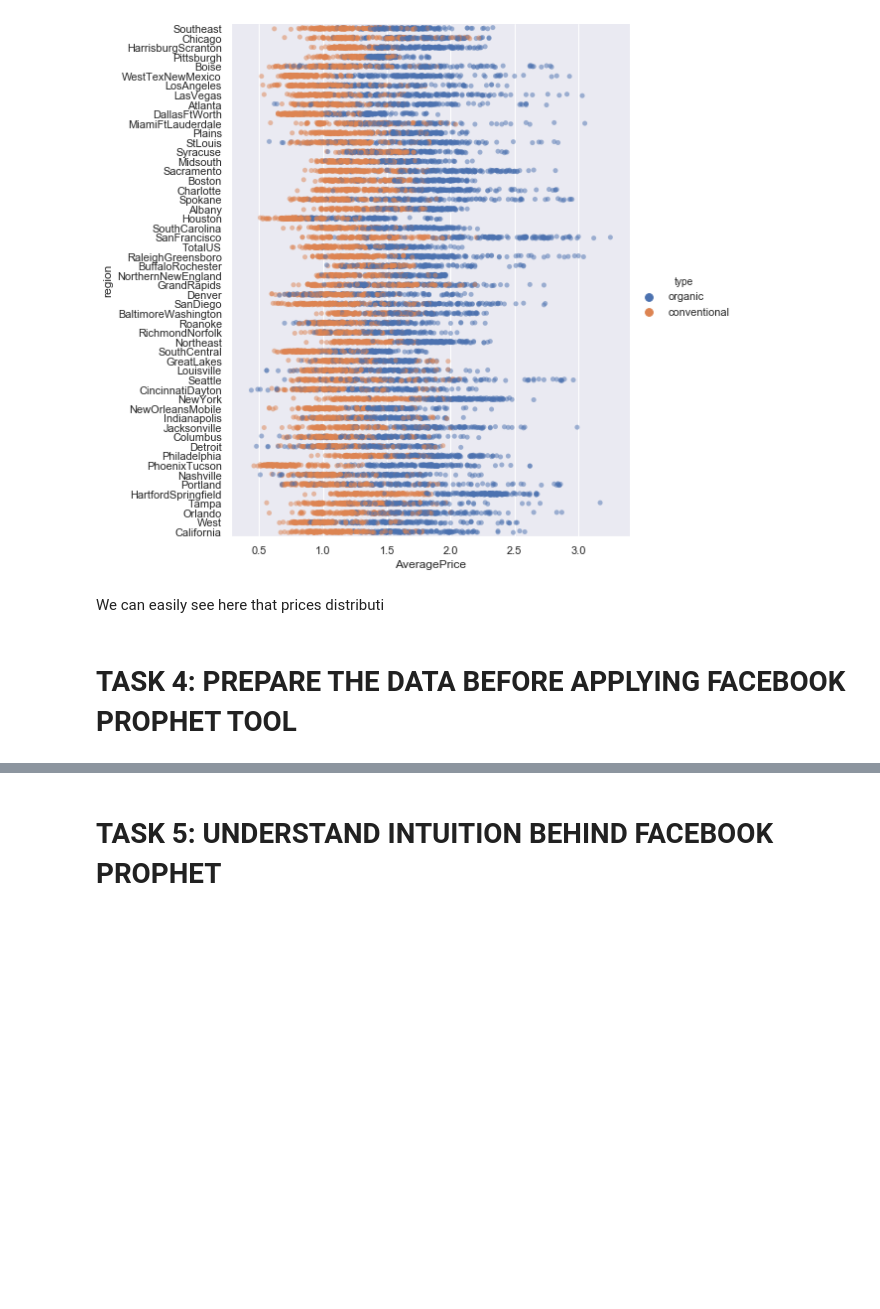
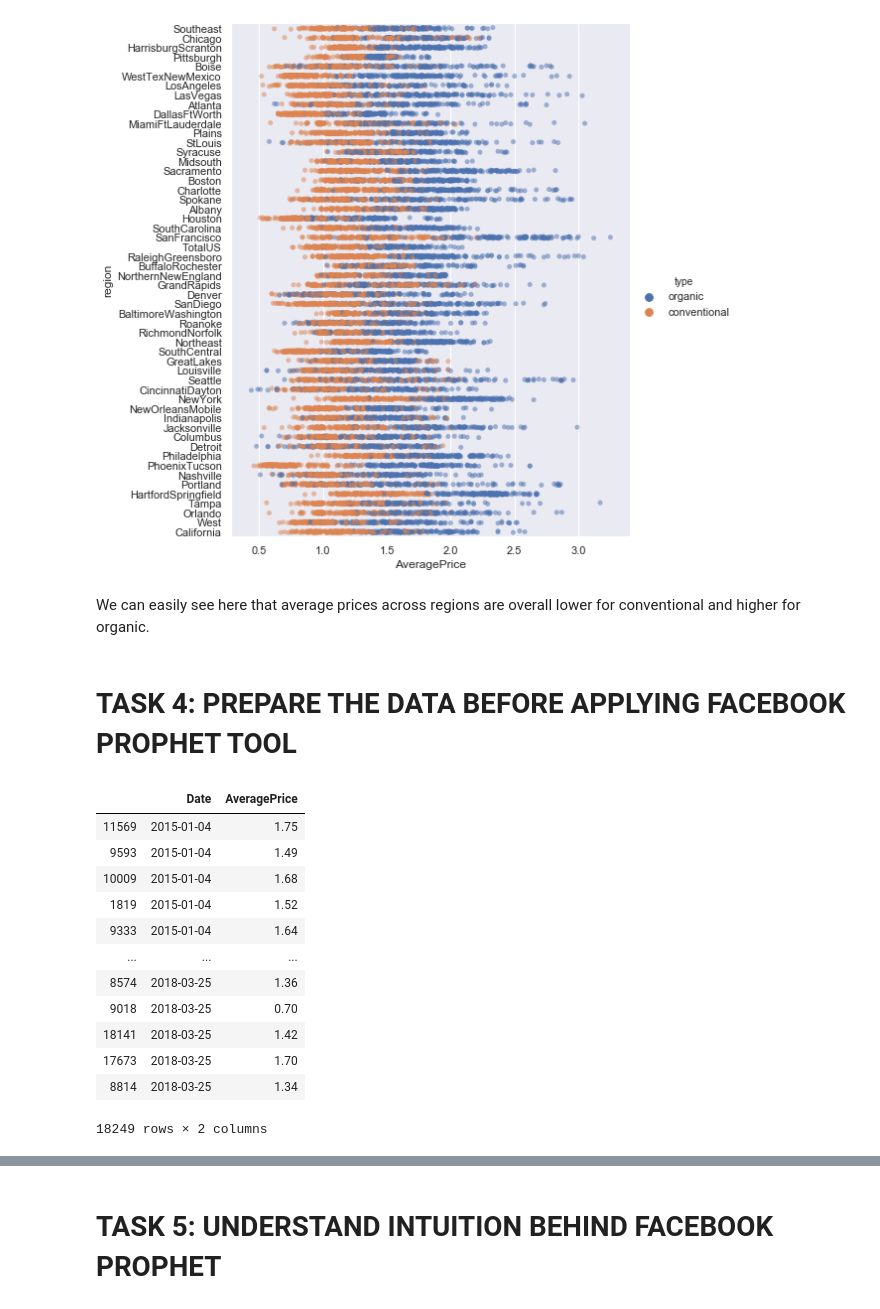
Before and after one commit to JessicaFB/Avocado-Time-Series, a Jupyter notebook: Predict Future Prices Using Facebook Prophet Skeleton.ipynb, the cells around one changed output, grey strips where cells are left out. Saved outputs shown, nothing was run; the diff lists cells and outputs as text; code cells hidden in the pictures; blank space fills up the shorter version.

Commit message:
Turned df into time series with average price.

```diff
--- a/Predict Future Prices Using Facebook Prophet Skeleton.ipynb
+++ b/Predict Future Prices Using Facebook Prophet Skeleton.ipynb
@@ -259,6 +259,24 @@ plt.show()
 # %% [output]
 [figure]
 # %% [markdown]
-We can easily see here that prices distributi
+We can easily see here that average prices across regions are overall lower for conventional and higher for organic.
 # %% [markdown]
 # TASK 4: PREPARE THE DATA BEFORE APPLYING FACEBOOK PROPHET TOOL
+# %%
+# Create time series of average avocado price
+ts = df[['Date','AveragePrice']]
+ts
+# %% [output]
+|  | Date | AveragePrice |
+| 11569 | 2015-01-04 | 1.75 |
+| 9593 | 2015-01-04 | 1.49 |
+| 10009 | 2015-01-04 | 1.68 |
+| 1819 | 2015-01-04 | 1.52 |
+| 9333 | 2015-01-04 | 1.64 |
+| ... | ... | ... |
+| 8574 | 2018-03-25 | 1.36 |
+| 9018 | 2018-03-25 | 0.70 |
+| 18141 | 2018-03-25 | 1.42 |
+| 17673 | 2018-03-25 | 1.70 |
+| 8814 | 2018-03-25 | 1.34 |
+18249 rows × 2 columns
```
Also changed, not shown: parts of 1 cell of this notebook.
